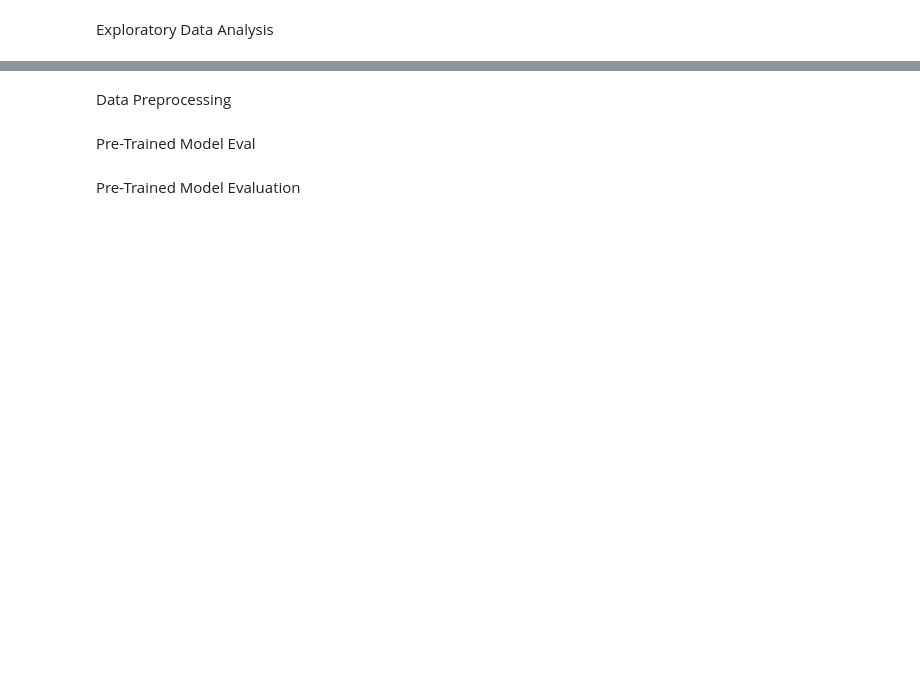
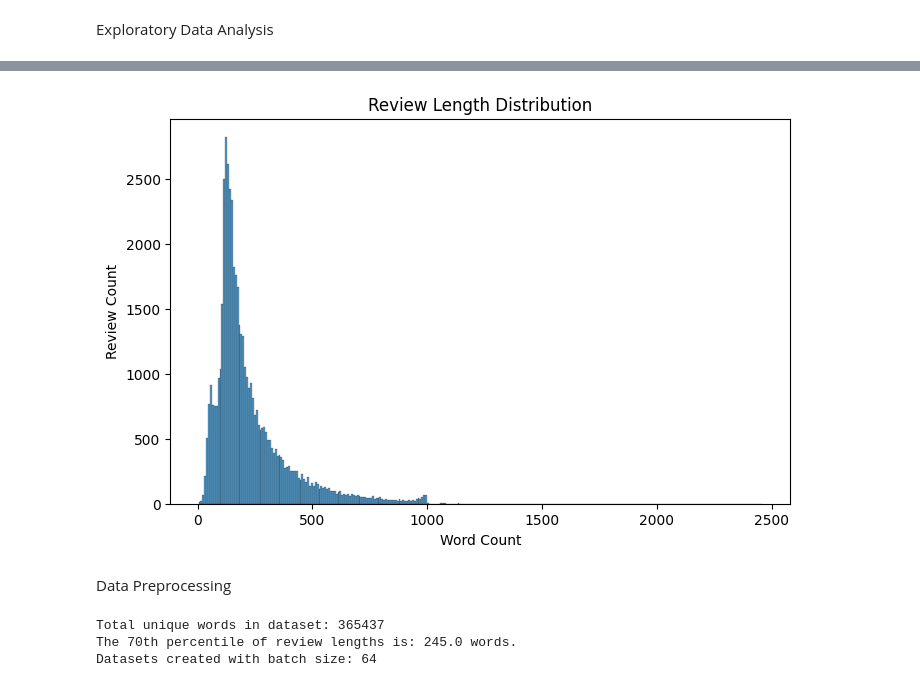
Before and after one commit to RyderSab/CS-171_Project, a Jupyter notebook: CS_171_Project.ipynb, the cells around one changed output, grey strips where cells are left out. Saved outputs shown, nothing was run; the diff lists cells and outputs as text; code cells hidden in the pictures; blank space fills up the shorter version.

```diff
--- a/CS_171_Project.ipynb
+++ b/CS_171_Project.ipynb
@@ -34,27 +68,21 @@ plt.show()
 # %%
 # Sequence Length
 
 # The replace function was added to deal with the line break tags seen in the data preview above
-raw_reviews_df['sequence_word_length'] = raw_reviews_df['review'].str.replace('<br />', ' ', regex=False).str.split().str.len()
+sequence_word_length = raw_reviews_df['review'].str.replace('<br />', ' ', regex=False).str.split().str.len()
 
 plt.figure(figsize=(8, 5))
-sns.histplot(raw_reviews_df,
-             x = 'sequence_word_length',
-             hue = 'sentiment',
-             palette = 'coolwarm')
+sns.histplot(sequence_word_length)
 
 plt.title("Review Length Distribution")
 plt.xlabel("Word Count")
 plt.ylabel("Review Count")
 plt.show()
+# %% [output]
+[figure, added]
 # %% [markdown]
 Data Preprocessing
 # %%
-import tensorflow as tf
-from tensorflow.keras.preprocessing.text import Tokenizer
-from tensorflow.keras.preprocessing.sequence import pad_sequences
-from sklearn.model_selection import train_test_split
-
 # Basic Cleaning (removing <br /> tags again)
 raw_reviews_df['cleaned_review'] = raw_reviews_df['review'].str.replace('<br />', ' ', regex=False)
 
@@ -72,10 +100,10 @@ print(f"Total unique words in dataset: {unique_words_count}")
 
 VOCAB_SIZE = 10000 # How many of the most frequent unique words we keep (TO DO: try other values for this)
 
-percentile_90 = raw_reviews_df['sequence_word_length'].quantile(0.90) # We want to preseverve most our data, so our max_len is based on percentile
-print(f"The 90th percentile of review lengths is: {percentile_90} words.")
+percentile_70 = sequence_word_length.quantile(0.70) # We want to preseverve most our data, so our max_len is based on percentile
+print(f"The 70th percentile of review lengths is: {percentile_70} words.")
 
-MAX_LEN = int(percentile_90) # Max token length of each review
+MAX_LEN = int(percentile_70) # Max token length of each review
 
 tokenizer = Tokenizer(num_words=VOCAB_SIZE, oov_token='<OOV>')
 tokenizer.fit_on_texts(X_train_raw)
@@ -93,5 +121,7 @@ train_dataset = train_dataset.shuffle(buffer_size=10000).batch(BATCH_SIZE).prefe
 test_dataset = test_dataset.batch(BATCH_SIZE).prefetch(tf.data.AUTOTUNE)
 
 print(f"Datasets created with batch size: {BATCH_SIZE}")
+# %% [output]
+Total unique words in dataset: 365437
+The 70th percentile of review lengths is: 245.0 words.
+Datasets created with batch size: 64
-# %% [markdown]
-Pre-Trained Model Eval
@@ -124,2 +127,0 @@ print(f"Sentiment: {results[0]['label']} (Score: {results[0]['score']:.4f})")
-# %% [markdown]
-Pre-Trained Model Evaluation
```
Also changed, not shown: parts of 23 cells of this notebook.
